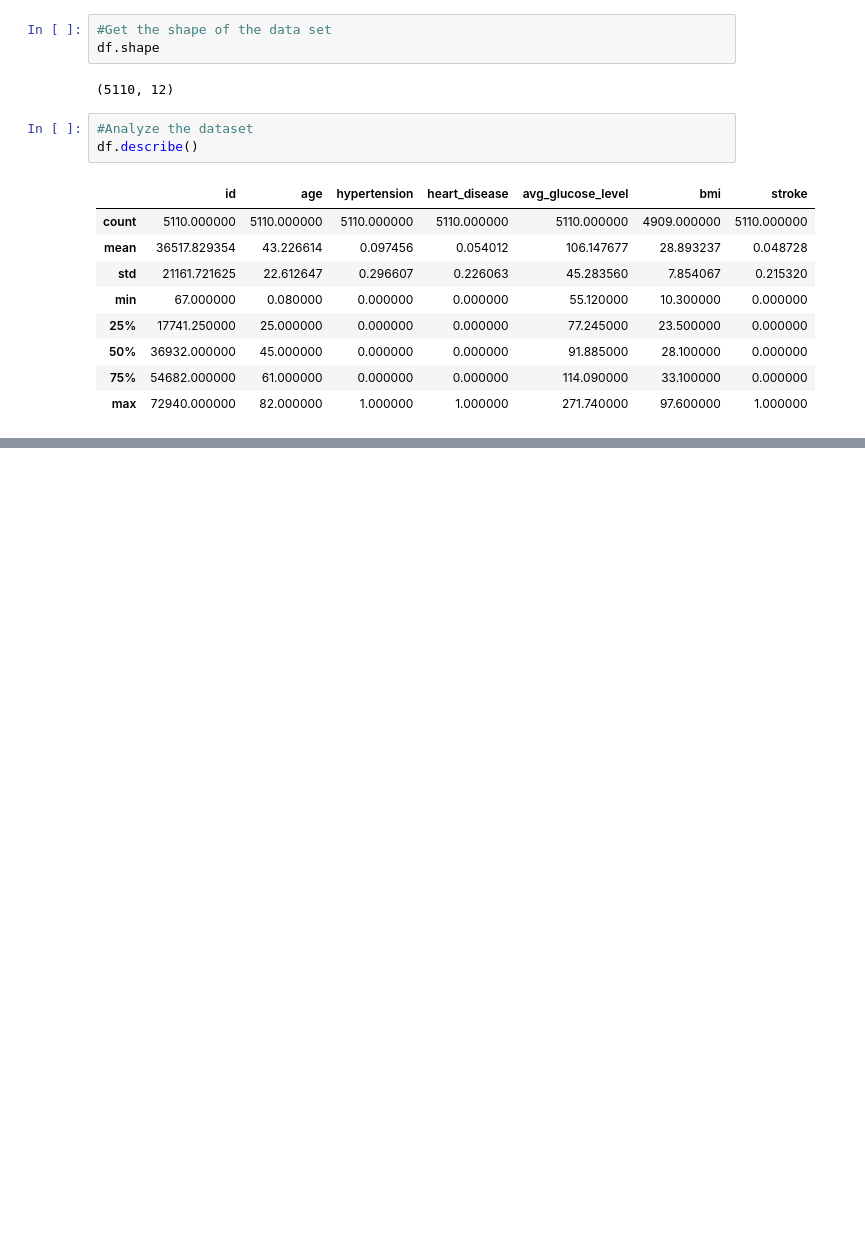
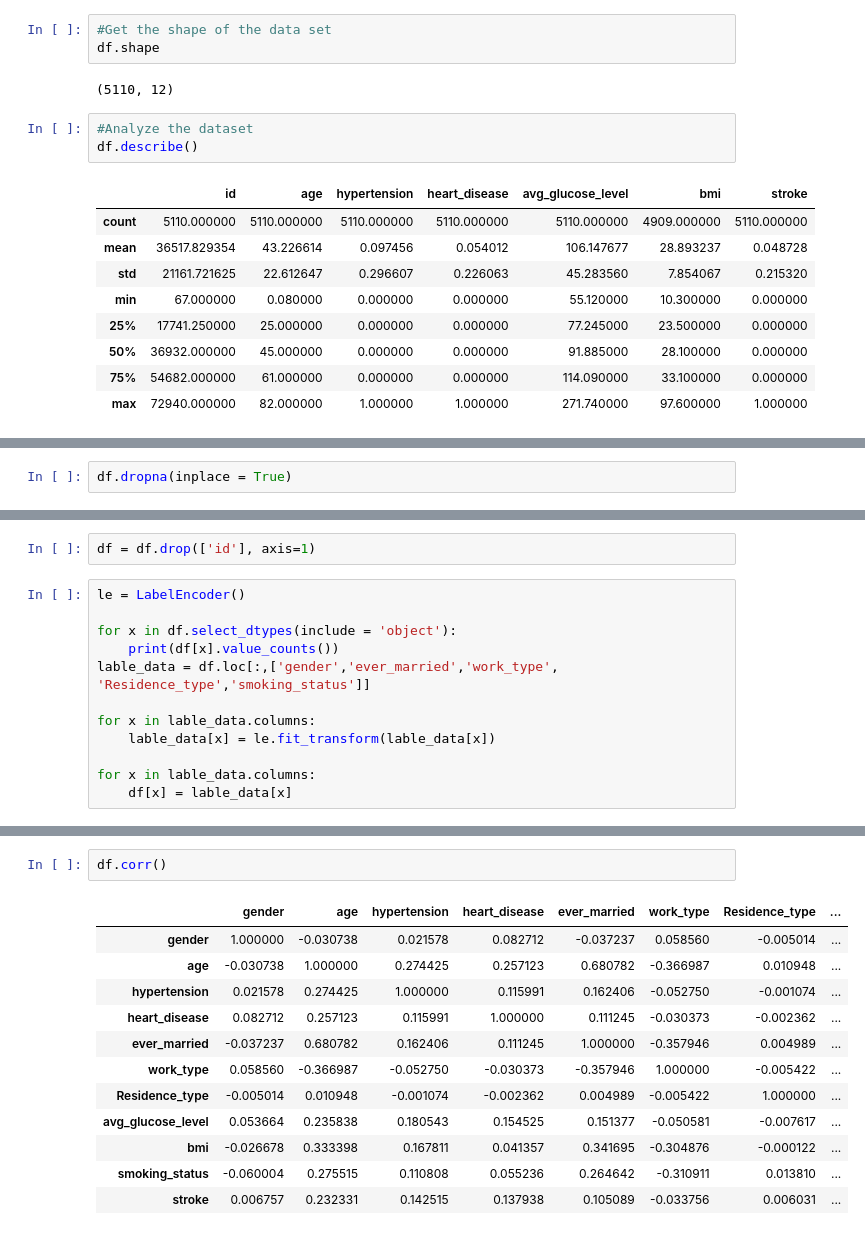
Before and after one commit to Rishy20/ML_Assignment2_IT19155944_IT19170244_IT19140544_IT19168500, a Jupyter notebook: ML Assignment 2.ipynb, the cells around one changed output, grey strips where cells are left out. Drawn from its saved outputs; the diff is of its cells as text; blank space fills up the shorter version.

```diff
--- a/ML Assignment 2.ipynb
+++ b/ML Assignment 2.ipynb
@@ -47,0 +74,2 @@ df.describe()
+# %%
+df.dropna(inplace = True)
@@ -47,0 +92,14 @@ df.describe()
+# %%
+df = df.drop(['id'], axis=1)
+# %%
+le = LabelEncoder()
+
+for x in df.select_dtypes(include = 'object'):
+    print(df[x].value_counts())
+lable_data = df.loc[:,['gender','ever_married','work_type', 'Residence_type','smoking_status']]
+
+for x in lable_data.columns:
+    lable_data[x] = le.fit_transform(lable_data[x])
+
+for x in lable_data.columns:
+    df[x] = lable_data[x]
@@ -47,0 +138,15 @@ df.describe()
+# %%
+df.corr()
+# %% [output]
+|  | gender | age | hypertension | heart_disease | ever_married | work_type | Residence_type | ... |
+| gender | 1.000000 | -0.030738 | 0.021578 | 0.082712 | -0.037237 | 0.058560 | -0.005014 | ... |
+| age | -0.030738 | 1.000000 | 0.274425 | 0.257123 | 0.680782 | -0.366987 | 0.010948 | ... |
+| hypertension | 0.021578 | 0.274425 | 1.000000 | 0.115991 | 0.162406 | -0.052750 | -0.001074 | ... |
+| heart_disease | 0.082712 | 0.257123 | 0.115991 | 1.000000 | 0.111245 | -0.030373 | -0.002362 | ... |
+| ever_married | -0.037237 | 0.680782 | 0.162406 | 0.111245 | 1.000000 | -0.357946 | 0.004989 | ... |
+| work_type | 0.058560 | -0.366987 | -0.052750 | -0.030373 | -0.357946 | 1.000000 | -0.005422 | ... |
+| Residence_type | -0.005014 | 0.010948 | -0.001074 | -0.002362 | 0.004989 | -0.005422 | 1.000000 | ... |
+| avg_glucose_level | 0.053664 | 0.235838 | 0.180543 | 0.154525 | 0.151377 | -0.050581 | -0.007617 | ... |
+| bmi | -0.026678 | 0.333398 | 0.167811 | 0.041357 | 0.341695 | -0.304876 | -0.000122 | ... |
+| smoking_status | -0.060004 | 0.275515 | 0.110808 | 0.055236 | 0.264642 | -0.310911 | 0.013810 | ... |
+| stroke | 0.006757 | 0.232331 | 0.142515 | 0.137938 | 0.105089 | -0.033756 | 0.006031 | ... |
```
Also changed, not shown: parts of 15 cells of this notebook, 1 other file.
